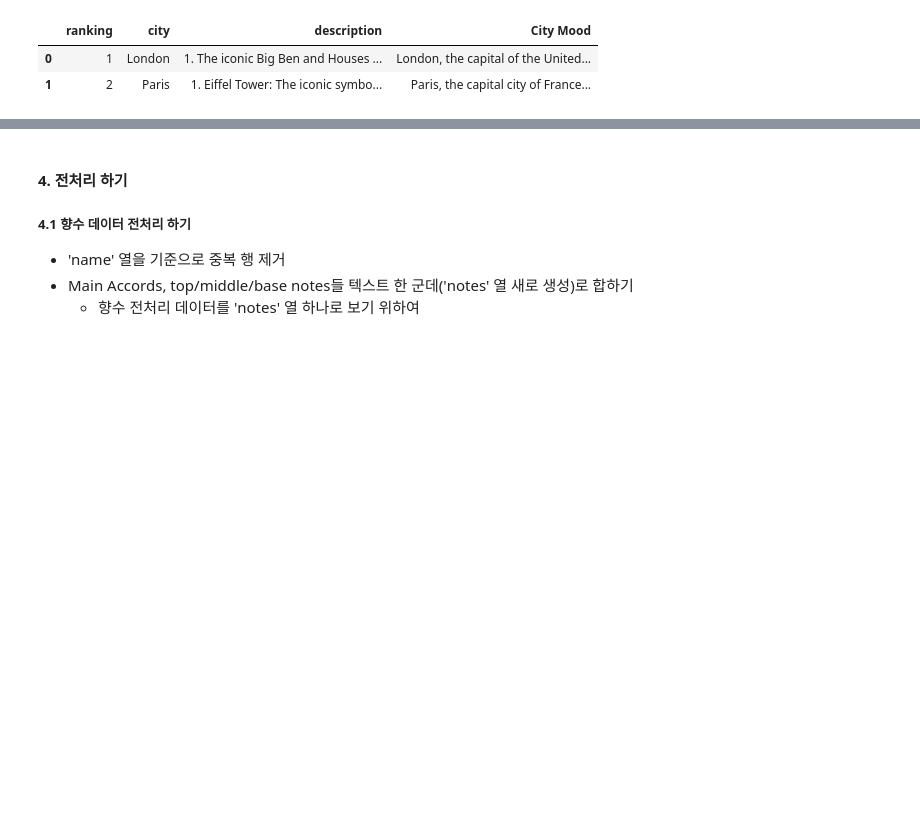
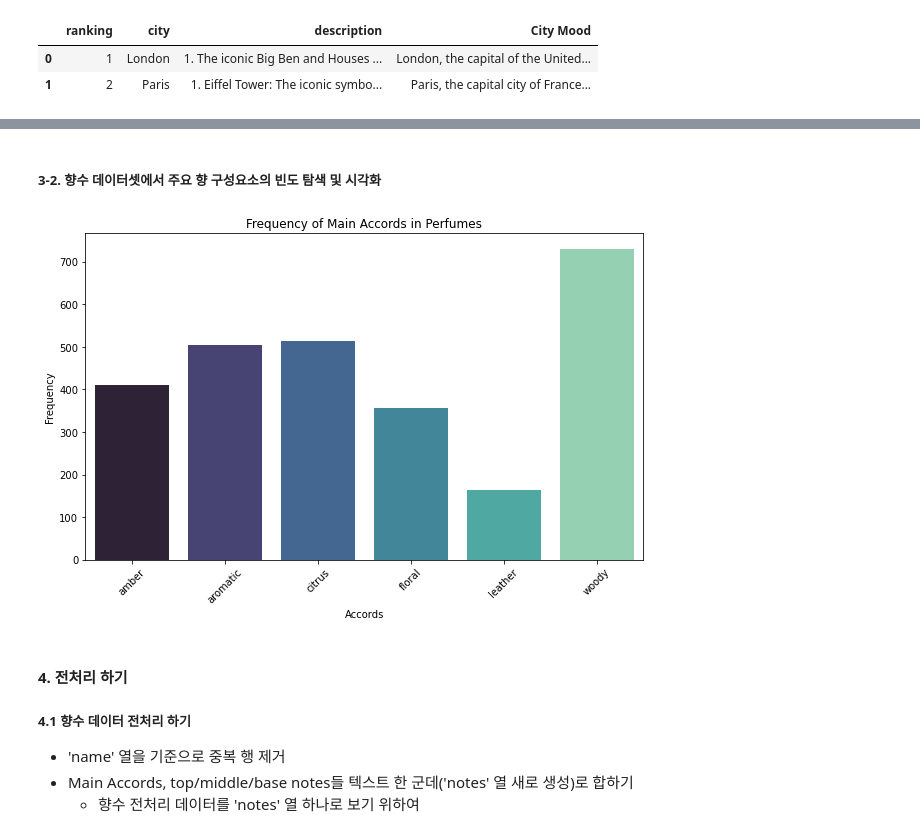
Before and after one commit to sohds/dontpergetme, a Jupyter notebook: Model/dontpergetme_recom_sys.ipynb, the cells around one changed output, grey strips where cells are left out. Drawn from its saved outputs; the diff is of its cells as text; code cells hidden in the pictures; blank space fills up the shorter version.

```diff
--- a/Model/dontpergetme_recom_sys.ipynb
+++ b/Model/dontpergetme_recom_sys.ipynb
@@ -55,3 +79,46 @@ perfumes_raw.head(2)
+# %% [markdown]
+##### 3-2. 향수 데이터셋에서 주요 향 구성요소의 빈도 탐색 및 시각화
+# %%
+# 'main accords' 열에서 NaN 값을 가진 행을 제거하여 데이터 정제
+cleaned_data = perfumes_raw.dropna(subset=['main accords'])
+
+# 지정된 향의 빈도를 세는 함수 정의
+def count_accords(df, accords):
+    accord_counts = {accord: 0 for accord in accords}
+    for accords_list in df['main accords']:
+        try:
+            # 문자열을 사전으로 변환
+            accords_dict = json.loads(accords_list.replace("'", '"'))
+            for accord in accords:
+                if accord in accords_dict:
+                    accord_counts[accord] += 1
+        except json.JSONDecodeError:
+            continue
+    return accord_counts
+
+# 계산할 주요 향의 목록을 정의
+specified_accords = ["amber", "aromatic", "chypre", "citrus", "floral", "leather", "woody"]
+
+# 정제된 데이터에서 지정된 향의 빈도를 계산
+cleaned_accord_counts = count_accords(cleaned_data, specified_accords)
+
+# 'Chypre' 향이 없는 경우 계산 결과에서 제거
+if 'chypre' in cleaned_accord_counts:
+    del cleaned_accord_counts['chypre']
+
+# 주요 향의 빈도를 바 차트로 시각화
+accords_names = list(cleaned_accord_counts.keys())
+accords_values = list(cleaned_accord_counts.values())
+
+plt.figure(figsize=(10, 6))
+sns.barplot(x=accords_names, y=accords_values, palette='mako')
+plt.title('Frequency of Main Accords in Perfumes')
+plt.xlabel('Accords')
+plt.ylabel('Frequency')
+plt.xticks(rotation=45)
+plt.show()
+# %% [output]
+[figure, added]
 # %% [markdown]
 #### 4. 전처리 하기
 ##### 4.1 향수 데이터 전처리 하기
```
Also changed, not shown: parts of 3 cells of this notebook, 2 other files.
